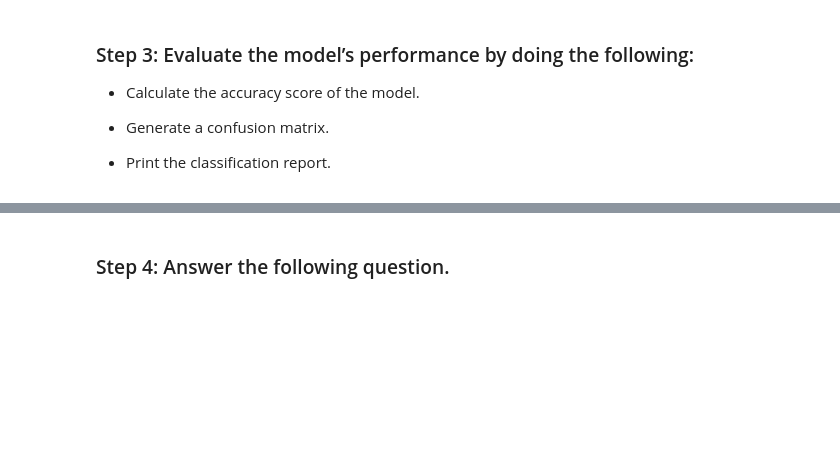
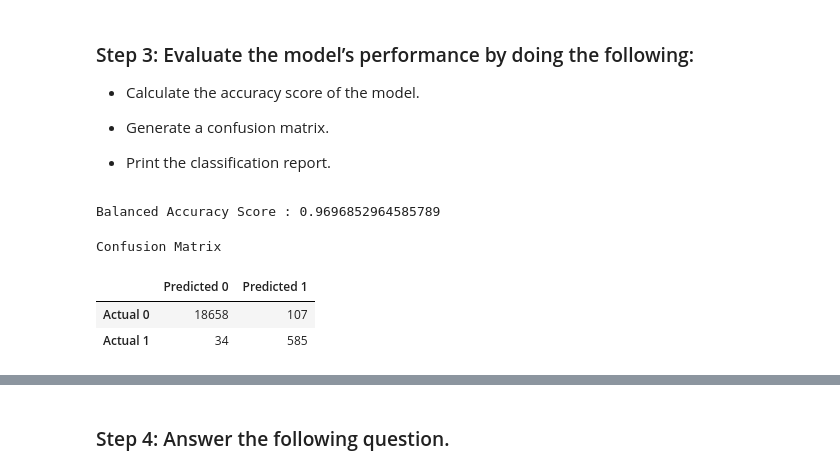
Before and after one commit to elisesirivisal/credit-risk-classification, a Jupyter notebook: Credit_Risk/credit_risk_classification.ipynb, the cells around one changed output, grey strips where cells are left out. Cells and saved outputs as stored; diff of their text form; code cells hidden in the pictures; blank space fills up the shorter version.

```diff
--- a/Credit_Risk/credit_risk_classification.ipynb
+++ b/Credit_Risk/credit_risk_classification.ipynb
@@ -120,4 +120,7 @@ pd.DataFrame({"Prediction": predictions, "Actual": y_test})
 * Print the classification report.
 # %%
 # Print the balanced_accuracy score of the model
-# YOUR CODE HERE!
+bal_acc_score = balanced_accuracy_score(y_test, predictions)
+print(f"Balanced Accuracy Score : {bal_acc_score}")
+# %% [output]
+Balanced Accuracy Score : 0.9696852964585789
@@ -127,2 +127,16 @@ pd.DataFrame({"Prediction": predictions, "Actual": y_test})
+# %%
+# Generate a confusion matrix for the model
+cm = confusion_matrix(y_test, predictions)
+cm_df = pd.DataFrame(
+    cm, index=["Actual 0", "Actual 1"], columns=["Predicted 0", "Predicted 1"]
+)
+
+print("Confusion Matrix")
+display(cm_df)
+# %% [output]
+Confusion Matrix
+|  | Predicted 0 | Predicted 1 |
+| Actual 0 | 18658 | 107 |
+| Actual 1 | 34 | 585 |
 # %%
 # Print the classification report for the model
```
Also changed, not shown: parts of 4 cells of this notebook.
